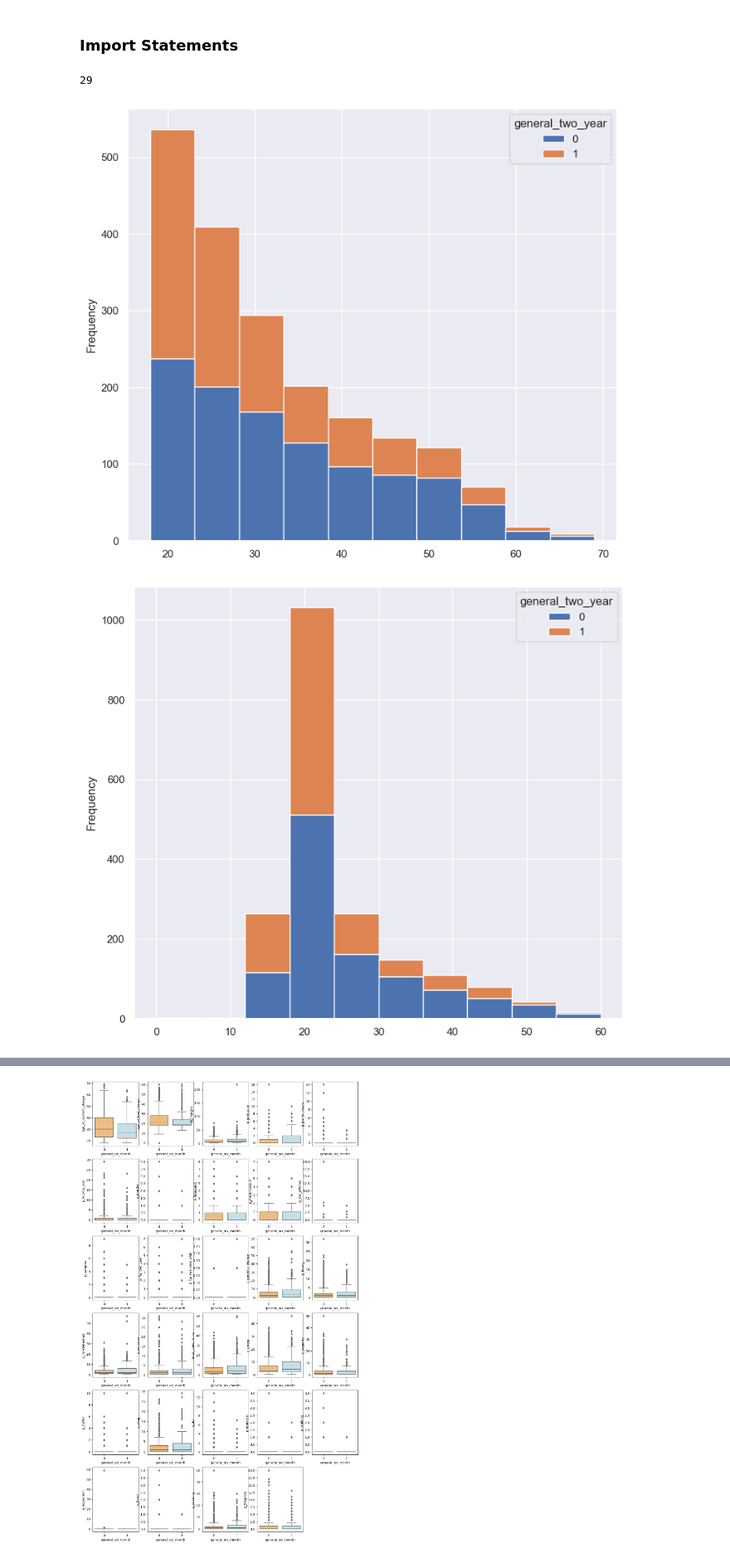
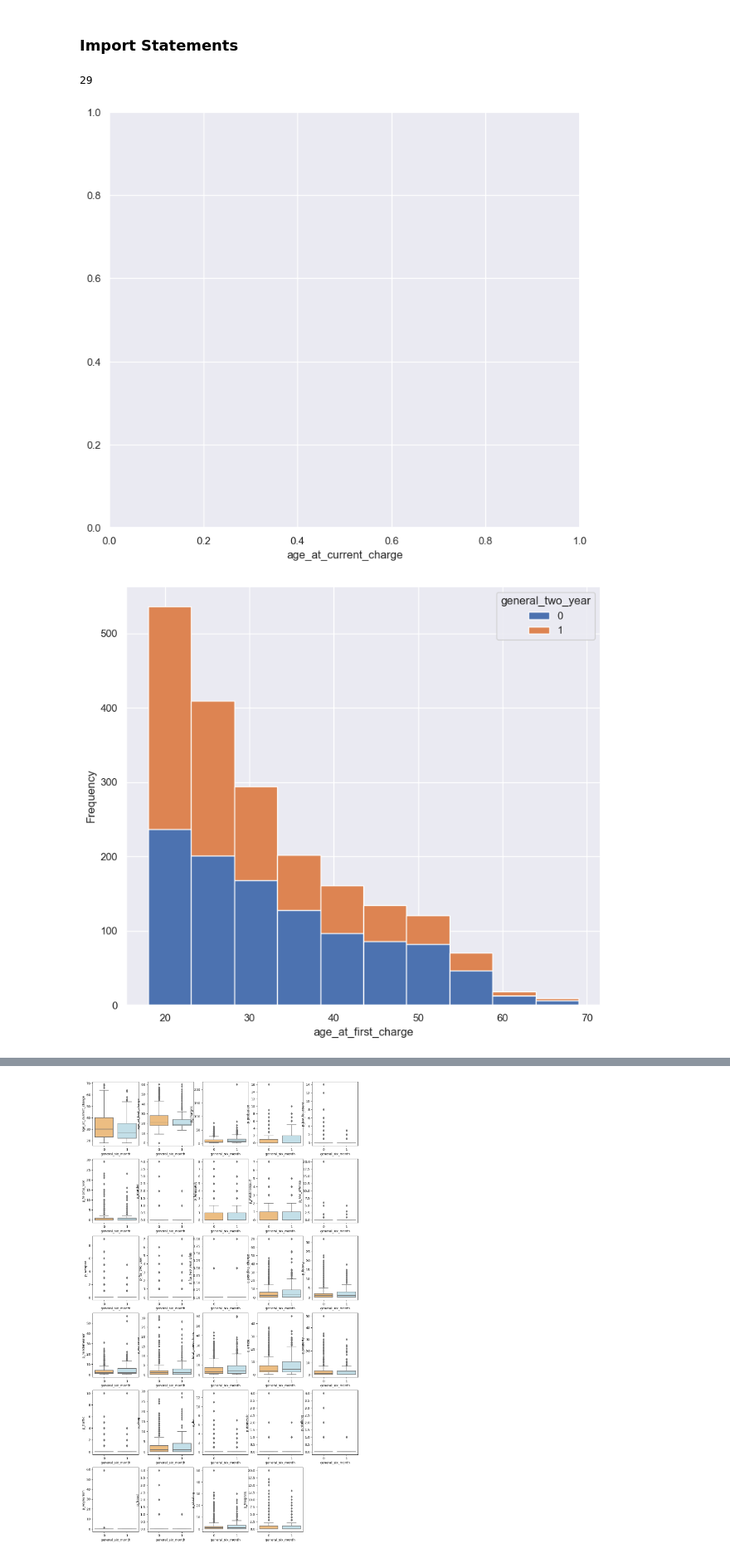
Before and after one commit to josephcscarpa/Predicting-Recidivism-with-ML, a Jupyter notebook: exploratory-data-analysis.ipynb, the cells around one changed output, grey strips where cells are left out. Shown at 83% size. Drawn from its saved outputs; the diff is of its cells as text; code cells hidden in the pictures.

Commit message:
added labels to histograms .. scratching grid

```diff
--- a/exploratory-data-analysis.ipynb
+++ b/exploratory-data-analysis.ipynb
@@ -103,19 +103,19 @@ from pandas.api.types import is_string_dtype, is_numeric_dtype
 # %%
 
 numerical_features = ['age_at_current_charge',
        'age_at_first_charge', 'p_charges',  'p_probation',
        'p_juv_fel_count', 'p_felprop_viol', 'p_murder', 'p_felassault',
        'p_misdeassault', 'p_sex_offense', 'p_weapon',
        'p_fta_two_year', 'p_fta_two_year_plus', 'p_pending_charge', 'p_felony', 'p_misdemeanor',
        'p_violence', 'total_convictions', 'p_arrest', 'p_property',
        'p_traffic', 'p_drug', 'p_dui', 'p_domestic', 'p_stalking',
        'p_voyeurism', 'p_fraud', 'p_stealing', 'p_trespass']
 print(len(numerical_features))
 i = 0
 for feature in numerical_features:
-
+    plt.xlabel(feature)
     whole_dataframe.pivot(columns = "general_two_year")[feature].plot(kind = 'hist', stacked = True)
 # %% [output]
 29
-[figure, old version]
+[figure, new version]
-[figure, old version]
+[figure, new version]
```
Also changed, not shown: parts of 1 cell of this notebook.
